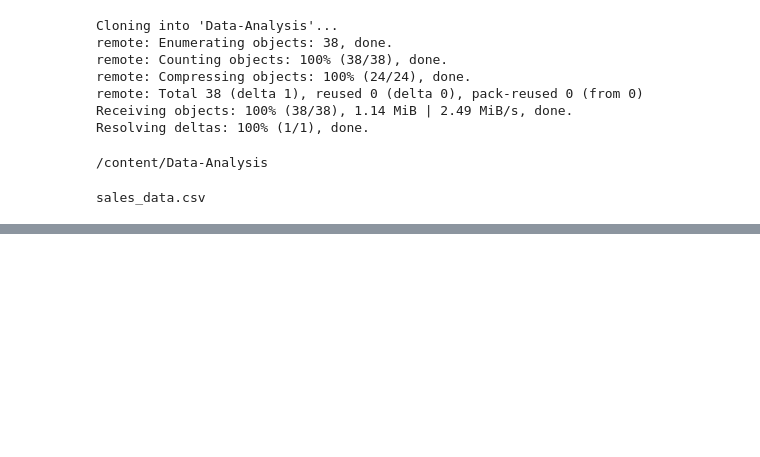
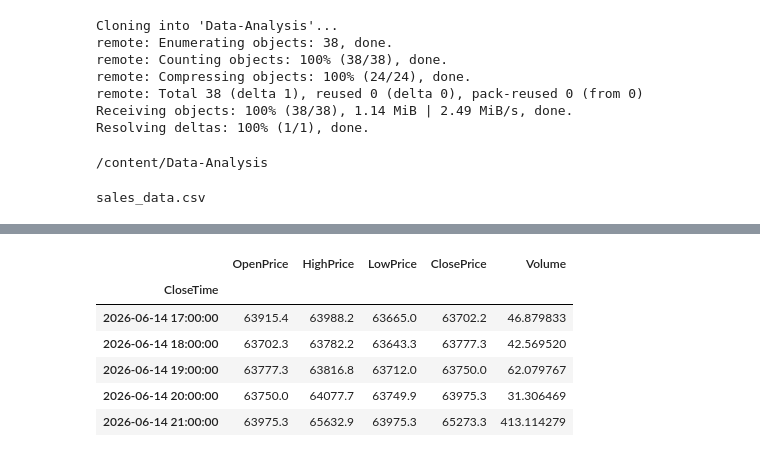
Before and after one commit to Phoebe-NPA/Data-Analysis, a Jupyter notebook: Lesson01.ipynb, the cells around one changed output, grey strips where cells are left out. Saved outputs shown, nothing was run; the diff lists cells and outputs as text; code cells hidden in the pictures; blank space fills up the shorter version.

```diff
--- a/Lesson01.ipynb
+++ b/Lesson01.ipynb
@@ -36,0 +50,30 @@ sales.head()
+# %%
+def get_historic_price(symbol, after='2018-09-01'):
+
+    url = 'https://api.kraken.com/0/public/OHLC'
+    pair = f"{symbol.upper()}USD" # XBTUSD when symbol='xbt' for example
+
+    resp = requests.get(url, params={
+        "pair": pair,
+        'interval': 60,
+        'since': str(int(pd.Timestamp(after).timestamp()))
+    })
+    resp.raise_for_status()
+
+    data = resp.json()
+
+    results_key = [k for k in data['result'].keys() if k != 'last'][0]
+    results = [
+        (close_time, float(open), float(high), float(low), float(close), float(volume))
+        for (close_time, open, high, low, close, vwap, volume, count)
+        in data['result'][results_key]
+    ]
+    df = pd.DataFrame(results, columns=[
+        'CloseTime', 'OpenPrice', 'HighPrice', 'LowPrice', 'ClosePrice', 'Volume'
+    ])
+    df['CloseTime'] = pd.to_datetime(df['CloseTime'], unit='s')
+    df.set_index('CloseTime', inplace=True)
+    return df
+# %%
+last_week = (pd.Timestamp.now() - pd.offsets.Day(7))
+last_week
@@ -36,0 +82,13 @@ sales.head()
+# %%
+btc = get_historic_price('btc', after=last_week)
+eth = get_historic_price('eth', after=last_week)
+# %%
+btc.head()
+# %% [output]
+|  | OpenPrice | HighPrice | LowPrice | ClosePrice | Volume |
+| CloseTime |  |  |  |  |  |
+| 2026-06-14 17:00:00 | 63915.4 | 63988.2 | 63665.0 | 63702.2 | 46.879833 |
+| 2026-06-14 18:00:00 | 63702.3 | 63782.2 | 63643.3 | 63777.3 | 42.569520 |
+| 2026-06-14 19:00:00 | 63777.3 | 63816.8 | 63712.0 | 63750.0 | 62.079767 |
+| 2026-06-14 20:00:00 | 63750.0 | 64077.7 | 63749.9 | 63975.3 | 31.306469 |
+| 2026-06-14 21:00:00 | 63975.3 | 65632.9 | 63975.3 | 65273.3 | 413.114279 |
```
Also changed, not shown: parts of 5 cells of this notebook.
